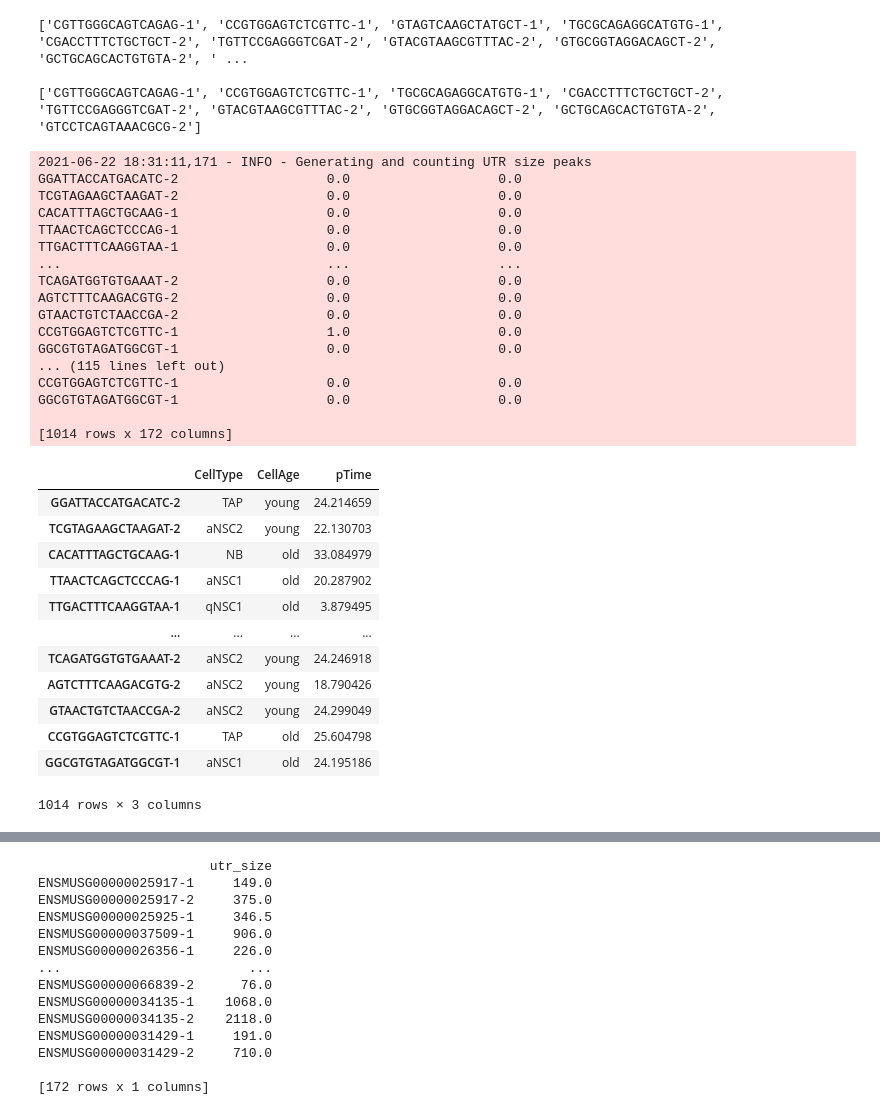
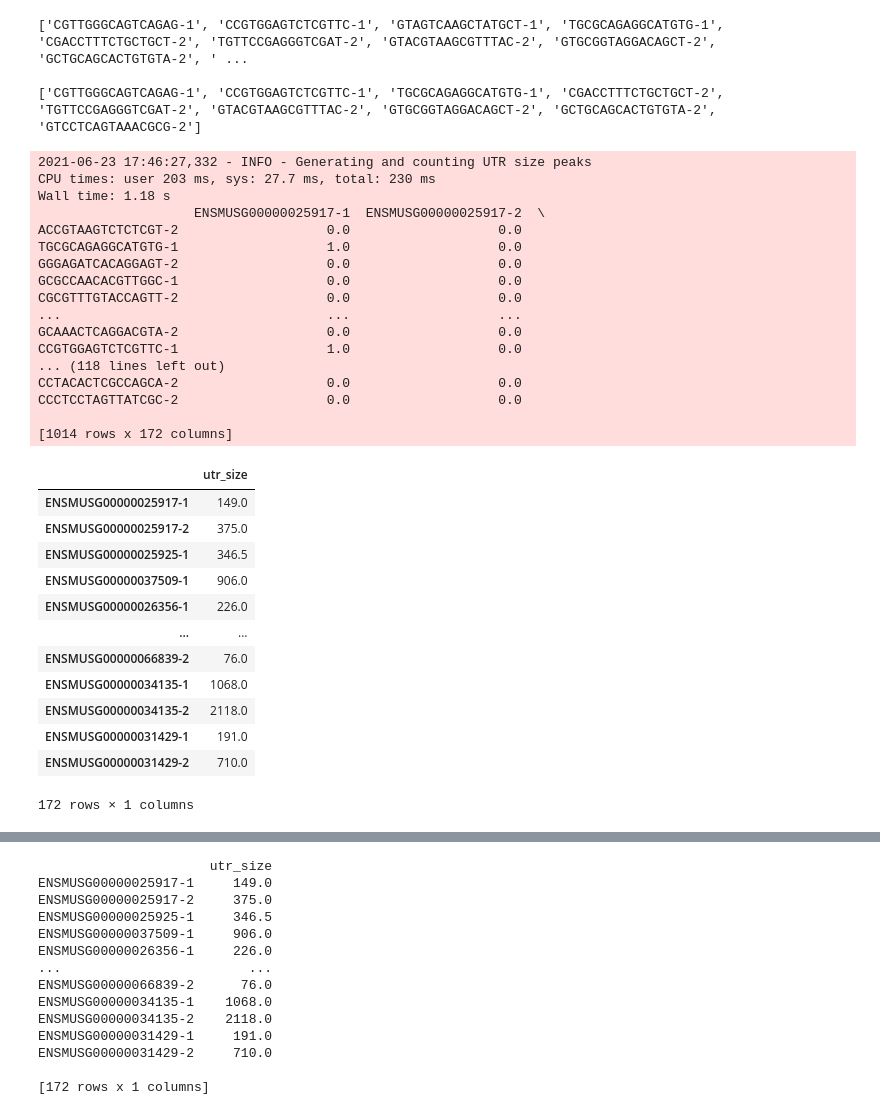
Before and after one commit to AndreMacedo88/utrcalling, a Jupyter notebook: notebooks/3UTR in NSC lineage progression.ipynb, the cells around one changed output, grey strips where cells are left out. Saved outputs shown, nothing was run; the diff lists cells and outputs as text; code cells hidden in the pictures.

Commit message:
multiprocessing peak calling and filtering

```diff
--- a/notebooks/3UTR in NSC lineage progression.ipynb
+++ b/notebooks/3UTR in NSC lineage progression.ipynb
@@ -277,42 +270,42 @@ print(ft.ENSMUSG00000025917['read_barcodes'], filts.ENSMUSG00000025917['read_bar
 
 ['CGTTGGGCAGTCAGAG-1', 'CCGTGGAGTCTCGTTC-1', 'TGCGCAGAGGCATGTG-1', 'CGACCTTTCTGCTGCT-2', 'TGTTCCGAGGGTCGAT-2', 'GTACGTAAGCGTTTAC-2', 'GTGCGGTAGGACAGCT-2', 'GCTGCAGCACTGTGTA-2', 'GTCCTCAGTAAACGCG-2']
 # %%
-df, peak_var, obs = peak_calling.generate_peak_counts(filts, annotations=vivo_anno)
+%time df, peak_var, obs = peak_calling.generate_peak_counts(filts, annotations=vivo_anno)
 print(df)
 # %% [output]
-2021-06-22 18:31:11,171 - INFO - Generating and counting UTR size peaks
-GGATTACCATGACATC-2                   0.0                   0.0
-TCGTAGAAGCTAAGAT-2                   0.0                   0.0
-CACATTTAGCTGCAAG-1                   0.0                   0.0
-TTAACTCAGCTCCCAG-1                   0.0                   0.0
-TTGACTTTCAAGGTAA-1                   0.0                   0.0
+2021-06-23 17:46:27,332 - INFO - Generating and counting UTR size peaks
+CPU times: user 203 ms, sys: 27.7 ms, total: 230 ms
+Wall time: 1.18 s
+                    ENSMUSG00000025917-1  ENSMUSG00000025917-2  \
+ACCGTAAGTCTCTCGT-2                   0.0                   0.0
+TGCGCAGAGGCATGTG-1                   1.0                   0.0
+GGGAGATCACAGGAGT-2                   0.0                   0.0
+GCGCCAACACGTTGGC-1                   0.0                   0.0
+CGCGTTTGTACCAGTT-2                   0.0                   0.0
 ...                                  ...                   ...
-TCAGATGGTGTGAAAT-2                   0.0                   0.0
-AGTCTTTCAAGACGTG-2                   0.0                   0.0
-GTAACTGTCTAACCGA-2                   0.0                   0.0
+GCAAACTCAGGACGTA-2                   0.0                   0.0
 CCGTGGAGTCTCGTTC-1                   1.0                   0.0
-GGCGTGTAGATGGCGT-1                   0.0                   0.0
-... (115 lines left out)
-CCGTGGAGTCTCGTTC-1                   0.0                   0.0
-GGCGTGTAGATGGCGT-1                   0.0                   0.0
+... (118 lines left out)
+CCTACACTCGCCAGCA-2                   0.0                   0.0
+CCCTCCTAGTTATCGC-2                   0.0                   0.0
 
 [1014 rows x 172 columns]
-# %%
-obs
-# %% [output]
-|  | CellType | CellAge | pTime |
-| GGATTACCATGACATC-2 | TAP | young | 24.214659 |
-| TCGTAGAAGCTAAGAT-2 | aNSC2 | young | 22.130703 |
-| CACATTTAGCTGCAAG-1 | NB | old | 33.084979 |
-| TTAACTCAGCTCCCAG-1 | aNSC1 | old | 20.287902 |
-| TTGACTTTCAAGGTAA-1 | qNSC1 | old | 3.879495 |
-| ... | ... | ... | ... |
-| TCAGATGGTGTGAAAT-2 | aNSC2 | young | 24.246918 |
-| AGTCTTTCAAGACGTG-2 | aNSC2 | young | 18.790426 |
-| GTAACTGTCTAACCGA-2 | aNSC2 | young | 24.299049 |
-| CCGTGGAGTCTCGTTC-1 | TAP | old | 25.604798 |
-| GGCGTGTAGATGGCGT-1 | aNSC1 | old | 24.195186 |
-1014 rows × 3 columns
+# %%
+peak_var
+# %% [output]
+|  | utr_size |
+| ENSMUSG00000025917-1 | 149.0 |
+| ENSMUSG00000025917-2 | 375.0 |
+| ENSMUSG00000025925-1 | 346.5 |
+| ENSMUSG00000037509-1 | 906.0 |
+| ENSMUSG00000026356-1 | 226.0 |
+| ... | ... |
+| ENSMUSG00000066839-2 | 76.0 |
+| ENSMUSG00000034135-1 | 1068.0 |
+| ENSMUSG00000034135-2 | 2118.0 |
+| ENSMUSG00000031429-1 | 191.0 |
+| ENSMUSG00000031429-2 | 710.0 |
+172 rows × 1 columns
 # %%
 count_matrix_anndata = peak_calling.generate_count_matrix_anndata(df, peak_var, obs=obs)
 # %% [output]
```
Also changed, not shown: parts of 8 cells of this notebook, 4 other files.
